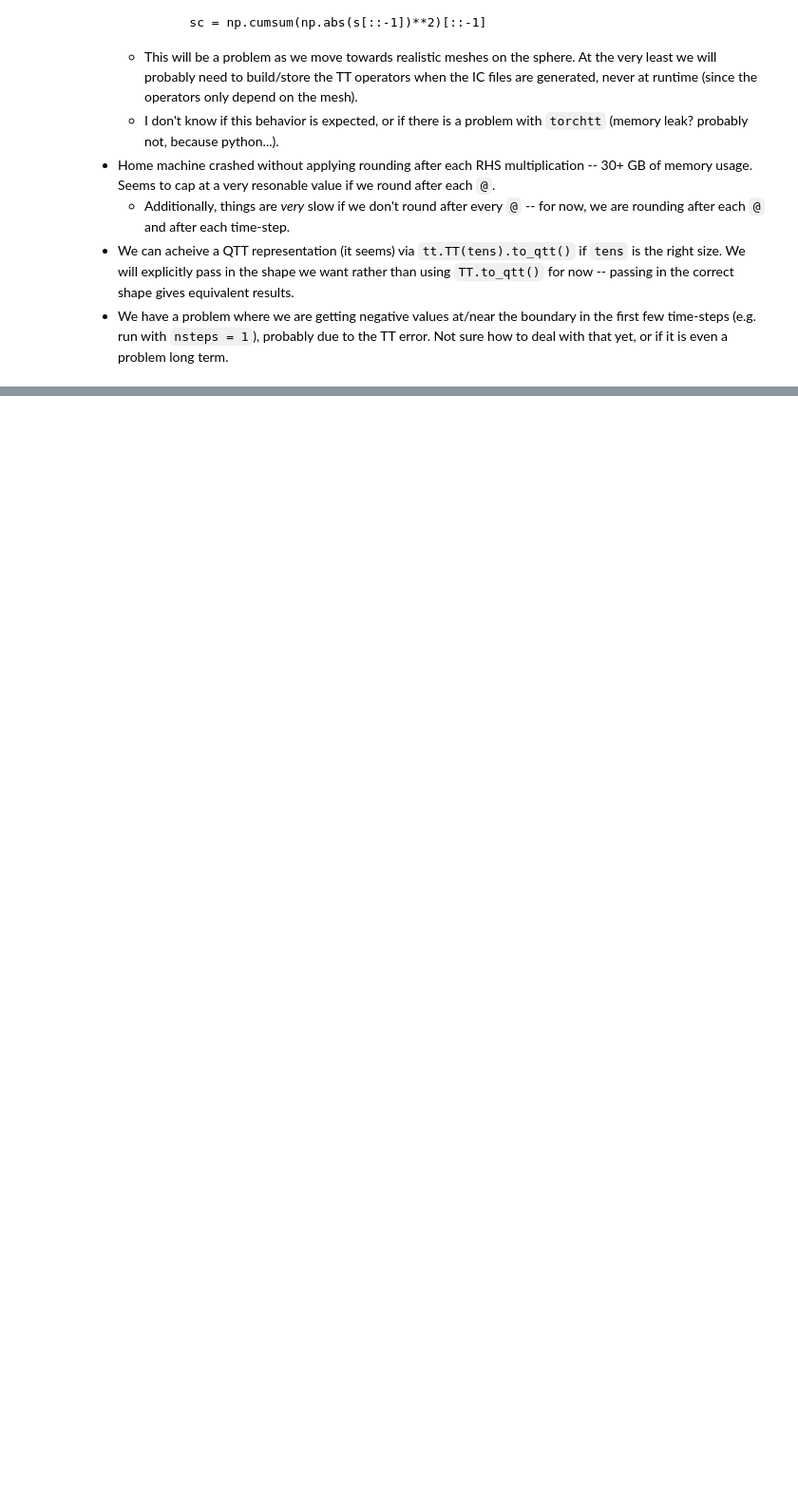
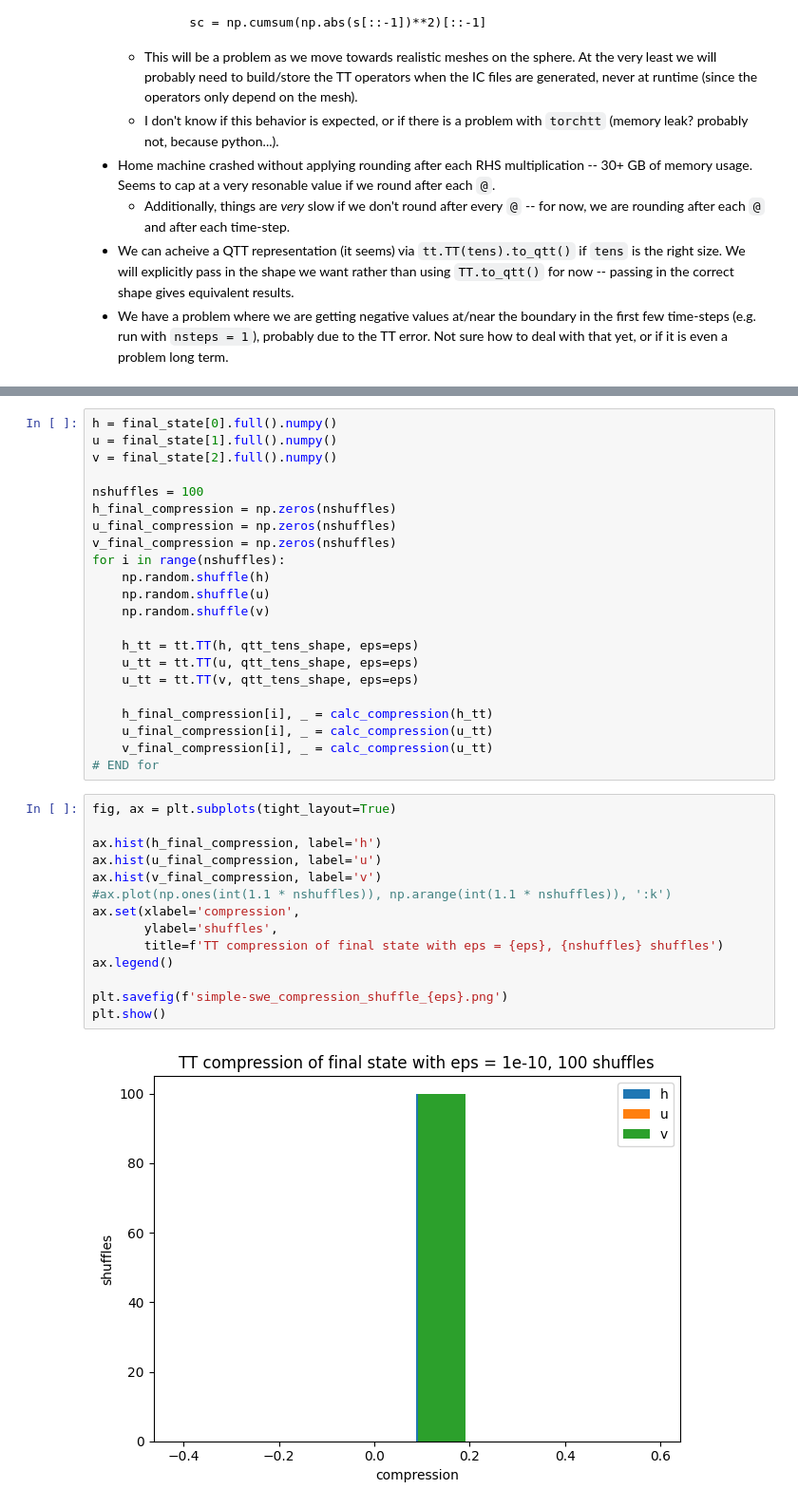
Before and after one commit to jeremy-lilly/simple-swe, a Jupyter notebook: wave_qtt.ipynb, the cells around one changed output, grey strips where cells are left out. Shown: that part at 95% size. Drawn from its saved outputs; the diff is of its cells as text; blank space fills up the shorter version.

```diff
--- a/wave_qtt.ipynb
+++ b/wave_qtt.ipynb
@@ -310,0 +346,38 @@ plt.show()
+# %%
+h = final_state[0].full().numpy()
+u = final_state[1].full().numpy()
+v = final_state[2].full().numpy()
+
+nshuffles = 100
+h_final_compression = np.zeros(nshuffles)
+u_final_compression = np.zeros(nshuffles)
+v_final_compression = np.zeros(nshuffles)
+for i in range(nshuffles):
+    np.random.shuffle(h)
+    np.random.shuffle(u)
+    np.random.shuffle(v)
+
+    h_tt = tt.TT(h, qtt_tens_shape, eps=eps)
+    u_tt = tt.TT(u, qtt_tens_shape, eps=eps)
+    u_tt = tt.TT(v, qtt_tens_shape, eps=eps)
+
+    h_final_compression[i], _ = calc_compression(h_tt)
+    u_final_compression[i], _ = calc_compression(u_tt)
+    v_final_compression[i], _ = calc_compression(u_tt)
+# END for
+# %%
+fig, ax = plt.subplots(tight_layout=True)
+
+ax.hist(h_final_compression, label='h')
+ax.hist(u_final_compression, label='u')
+ax.hist(v_final_compression, label='v')
+#ax.plot(np.ones(int(1.1 * nshuffles)), np.arange(int(1.1 * nshuffles)), ':k')
+ax.set(xlabel='compression',
+       ylabel='shuffles',
+       title=f'TT compression of final state with eps = {eps}, {nshuffles} shuffles')
+ax.legend()
+
+plt.savefig(f'simple-swe_compression_shuffle_{eps}.png')
+plt.show()
+# %% [output]
+[figure, added]
```
Also changed, not shown: parts of 6 cells of this notebook, 1 other file.
